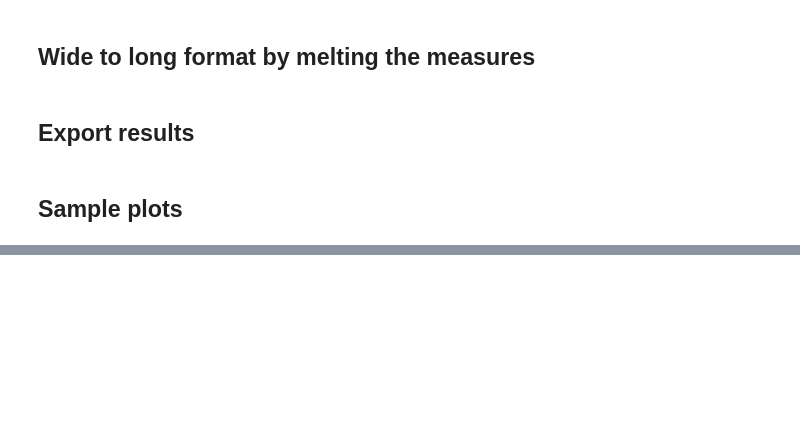
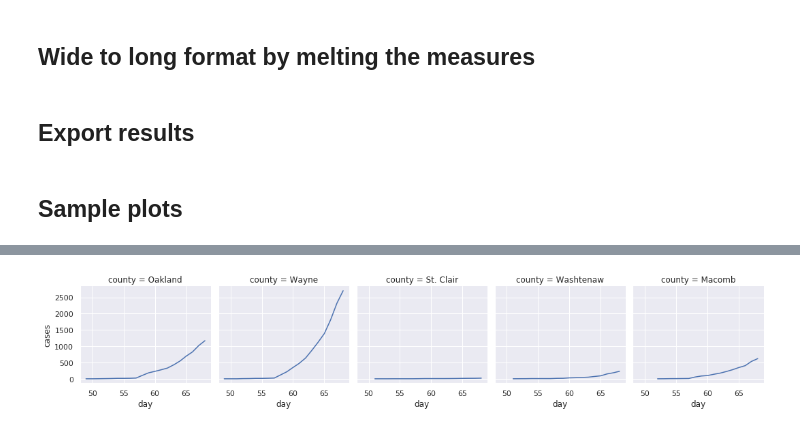
Before and after one commit to misken/c19, a Jupyter notebook: get_c19_data_nytimes.ipynb, the cells around one changed output, grey strips where cells are left out. Cells and saved outputs as stored; diff of their text form; code cells hidden in the pictures; blank space fills up the shorter version.

```diff
--- a/get_c19_data_nytimes.ipynb
+++ b/get_c19_data_nytimes.ipynb
@@ -170,0 +171,5 @@ g = g.map(plt.plot, "day", "cases")
+# %%
+g = sns.FacetGrid(semich_df, col="county", sharey=True)
+g = g.map(plt.plot, "day", "cases")
+# %% [output]
+[figure, added]
```
Also changed, not shown: parts of 7 cells of this notebook, 11 other files.
